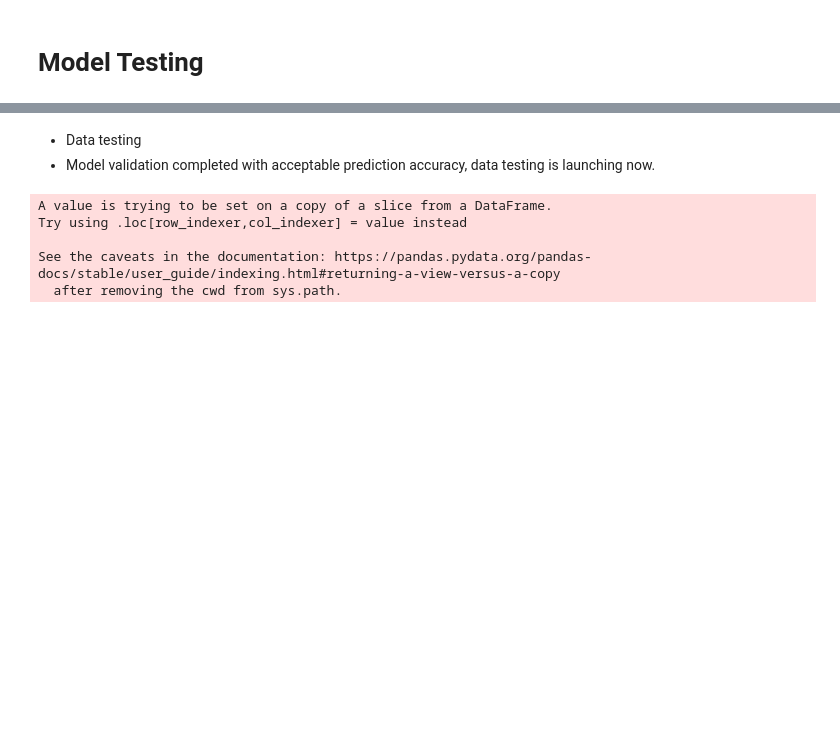
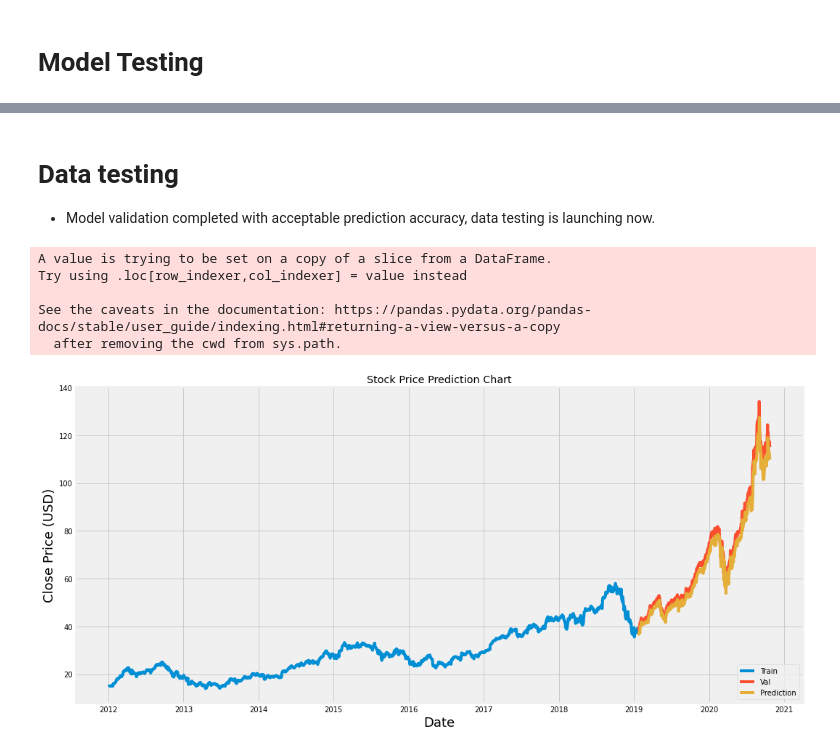
Before and after one commit to amornvitz/HCIA-AI, a Jupyter notebook: HCIA_AI_Day2_Stock_Price_Prediction_with_ML.ipynb, the cells around one changed output, grey strips where cells are left out. Saved outputs shown, nothing was run; the diff lists cells and outputs as text; code cells hidden in the pictures; blank space fills up the shorter version.

```diff
--- a/HCIA_AI_Day2_Stock_Price_Prediction_with_ML.ipynb
+++ b/HCIA_AI_Day2_Stock_Price_Prediction_with_ML.ipynb
@@ -155,14 +155,25 @@ RMSE Value:  0.157107678277767
 # %% [markdown]
-* Data testing
+# **Data testing**
 * Model validation completed with acceptable prediction accuracy, data testing is launching now.
-# %%
-# create and plot the data for a graph.
-train = data[:training_data_len]
-valid = data[training_data_len:]
-valid['prediction'] = prediction
-# %% [output]
-A value is trying to be set on a copy of a slice from a DataFrame.
-Try using .loc[row_indexer,col_indexer] = value instead
-
-See the caveats in the documentation: https://pandas.pydata.org/pandas-docs/stable/user_guide/indexing.html#returning-a-view-versus-a-copy
-  after removing the cwd from sys.path.
+# %%
+# Create and plot the data for a graph
+train=data[:training_data_len]
+valid=data[training_data_len:]
+valid['Prediction']=prediction
+
+# Visualise the data
+plt.figure(figsize=(16,8))
+plt.title('Stock Price Prediction Chart')
+plt.xlabel('Date',fontsize=18)
+plt.ylabel('Close Price (USD)',fontsize=18)
+plt.plot(train['Close'])
+plt.plot(valid[['Close','Prediction']])
+plt.legend(['Train','Val','Prediction'],loc='lower right')
+plt.show()
+# %% [output]
+A value is trying to be set on a copy of a slice from a DataFrame.
+Try using .loc[row_indexer,col_indexer] = value instead
+
+See the caveats in the documentation: https://pandas.pydata.org/pandas-docs/stable/user_guide/indexing.html#returning-a-view-versus-a-copy
+  after removing the cwd from sys.path.
+[figure, added]
```
Also changed, not shown: parts of 5 cells of this notebook.
